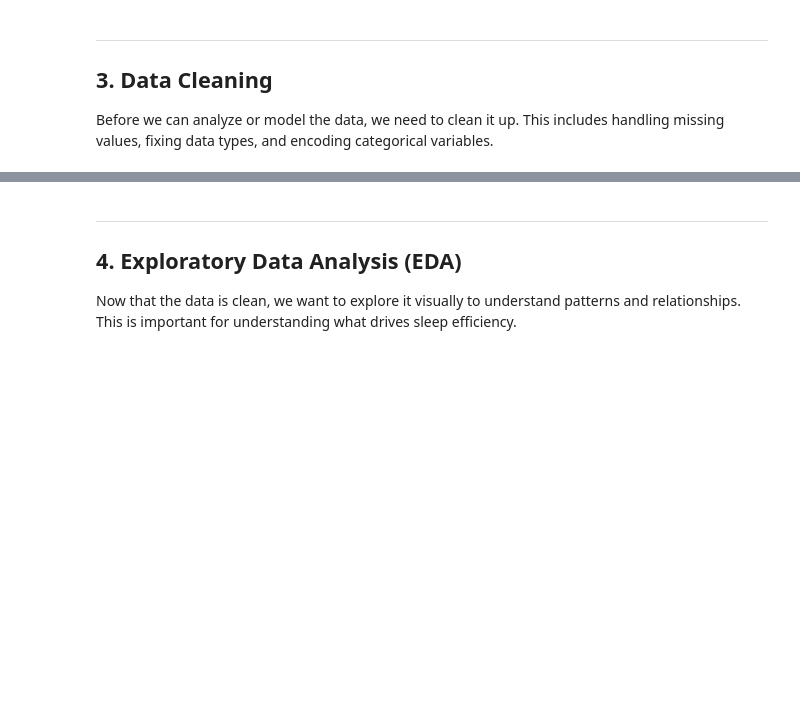
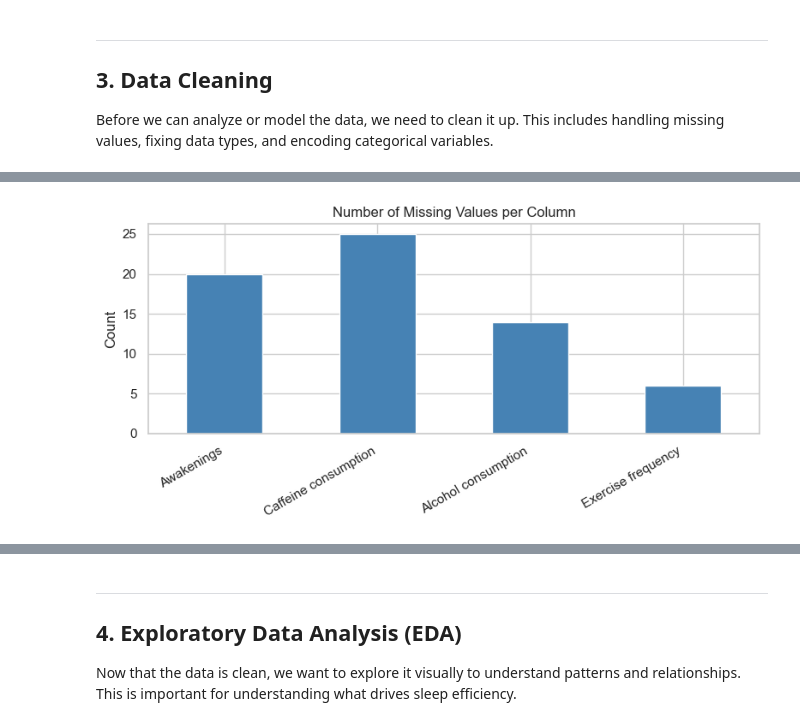
Before and after one commit to davidfjellstrom/ANN-project-sleep-efficiency, a Jupyter notebook: sleep_efficiency_project.ipynb, the cells around one changed output, grey strips where cells are left out. Cells and saved outputs as stored; diff of their text form; code cells hidden in the pictures; blank space fills up the shorter version.

```diff
--- a/sleep_efficiency_project.ipynb
+++ b/sleep_efficiency_project.ipynb
@@ -61,18 +117,17 @@ print(df.isnull().sum())
 # %%
 # Visualisera saknade värden
 missing = df.isnull().sum()
 missing = missing[missing > 0]
 
-if missing.empty:
-    print('Inga saknade värden hittades.')
-else:
-    plt.figure(figsize=(8, 4))
-    missing.plot(kind='bar', color='steelblue')
-    plt.title('Number of Missing Values per Column')
-    plt.ylabel('Count')
-    plt.xticks(rotation=30, ha='right')
-    plt.tight_layout()
-    plt.show()
+plt.figure(figsize=(8, 4))
+missing.plot(kind='bar', color='steelblue')
+plt.title('Number of Missing Values per Column')
+plt.ylabel('Count')
+plt.xticks(rotation=30, ha='right')
+plt.tight_layout()
+plt.show()
+# %% [output]
+[figure, added]
 # %%
 # Fyll i saknade värden med medianen för numeriska kolumner
 # Vi använder median istället för medelvärde eftersom den är mindre känslig för extremvärden
```
Also changed, not shown: parts of 30 cells of this notebook.
